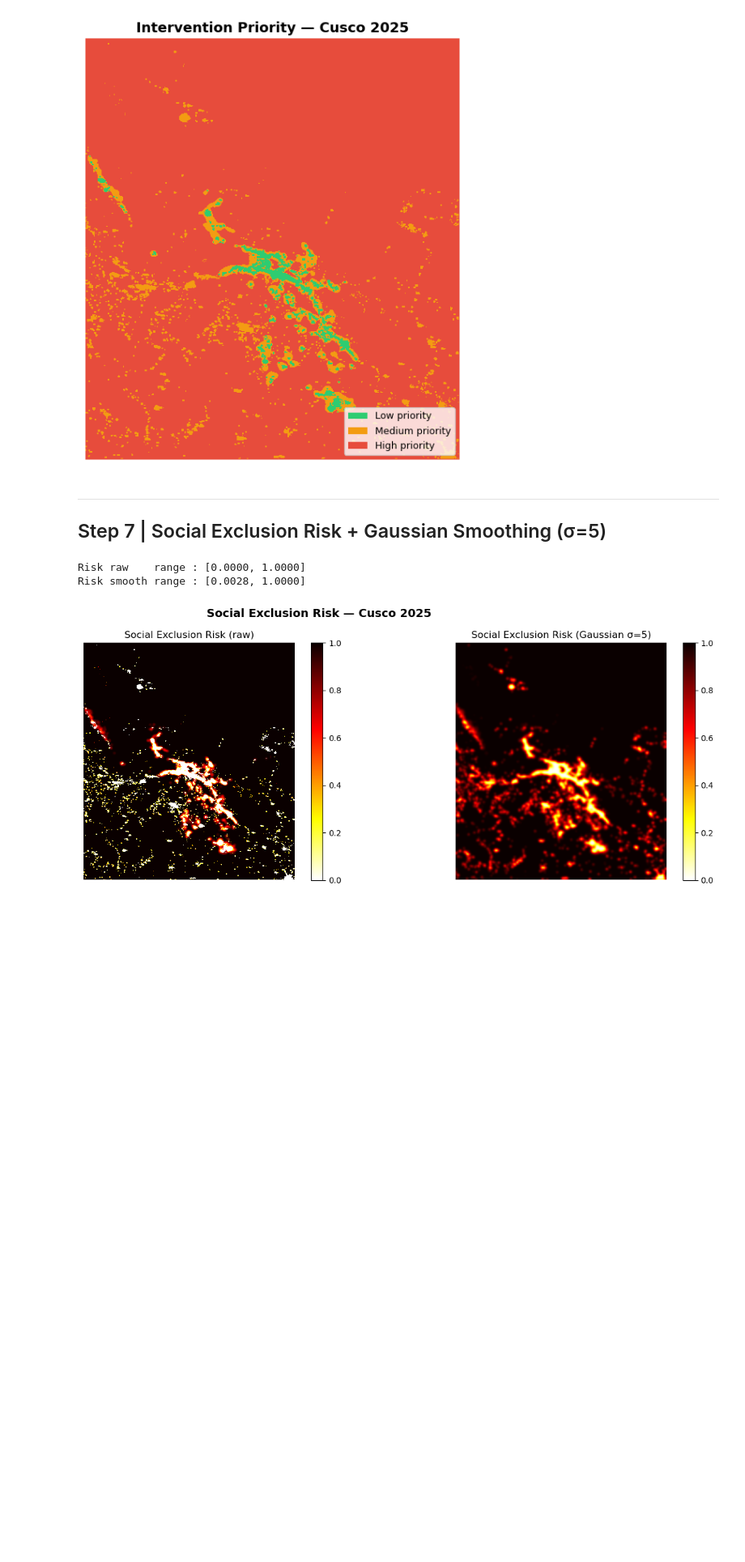
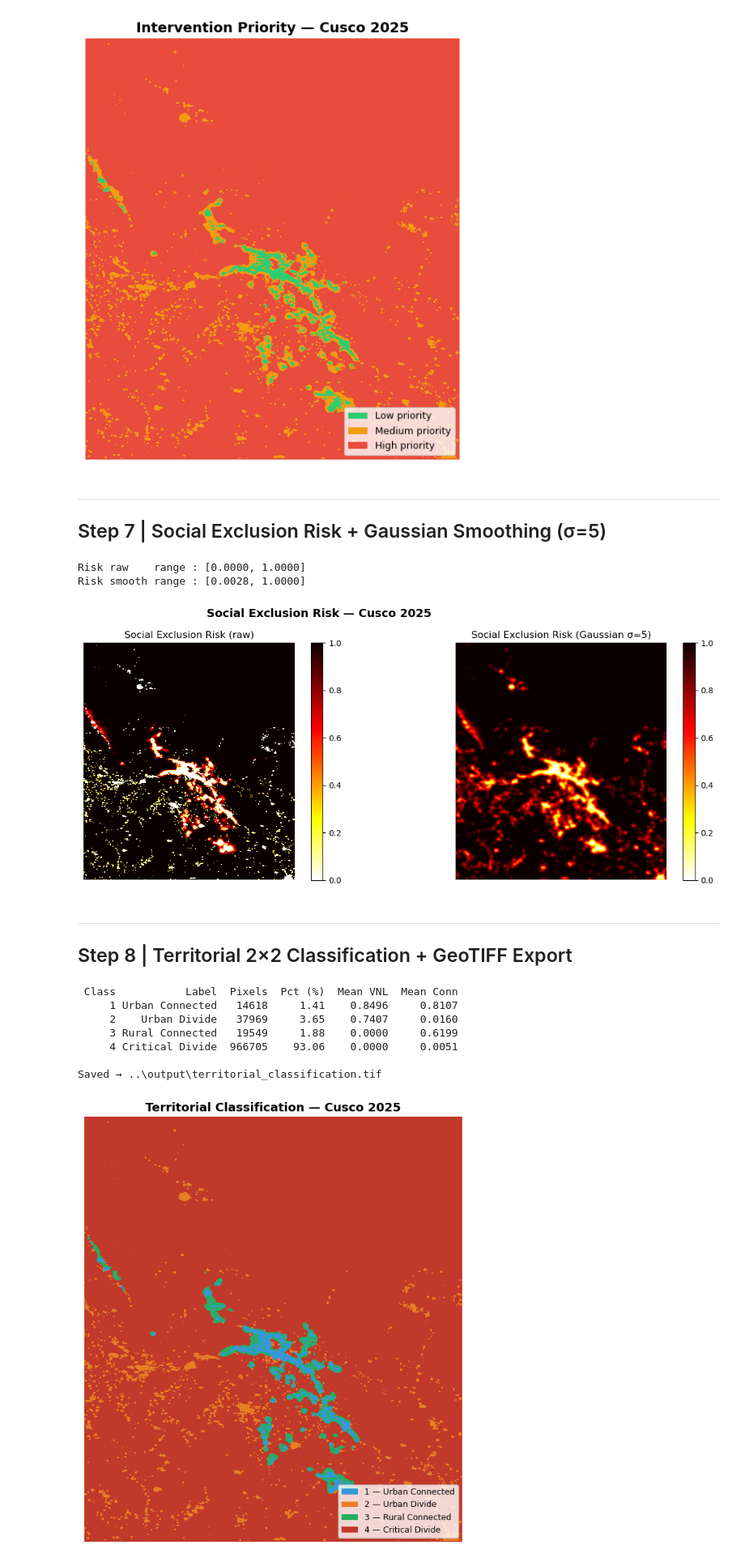
Before and after one commit to JL-VALERO/HW_3, a Jupyter notebook: raster-digital-divide/output/digital_divide_cusco.ipynb, the cells around one changed output. Shown at 81% size. Cells and saved outputs as stored; diff of their text form; code cells hidden in the pictures; blank space fills up the shorter version.

Commit message:
Step 8 — Territorial Classification

```diff
--- a/raster-digital-divide/output/digital_divide_cusco.ipynb
+++ b/raster-digital-divide/output/digital_divide_cusco.ipynb
@@ -293,3 +293,75 @@ plt.show()
 Risk raw    range : [0.0000, 1.0000]
 Risk smooth range : [0.0028, 1.0000]
 [figure]
+# %% [markdown]
+---
+## Step 8 | Territorial 2×2 Classification + GeoTIFF Export
+# %%
+# 2×2 matrix: VNL high/low × Connectivity high/low
+# Class 1 — Urban Connected   : VNL ≥ 0.3 AND conn ≥ 0.3
+# Class 2 — Urban Divide      : VNL ≥ 0.3 AND conn < 0.3
+# Class 3 — Rural Connected   : VNL < 0.3  AND conn ≥ 0.3
+# Class 4 — Critical Divide   : VNL < 0.3  AND conn < 0.3  (max exclusion)
+TH = 0.3
+high_vnl  = vnl_norm  >= TH
+high_conn = conn_norm >= TH
+
+terr_class = np.zeros(vnl_norm.shape, dtype=np.uint8)
+terr_class[ high_vnl &  high_conn] = 1
+terr_class[ high_vnl & ~high_conn] = 2
+terr_class[~high_vnl &  high_conn] = 3
+terr_class[~high_vnl & ~high_conn] = 4
+
+# Statistics DataFrame
+class_labels = {
+    1: 'Urban Connected',
+    2: 'Urban Divide',
+    3: 'Rural Connected',
+    4: 'Critical Divide'
+}
+rows = []
+for cls, name in class_labels.items():
+    mask = terr_class == cls
+    rows.append({
+        'Class': cls,
+        'Label': name,
+        'Pixels': int(mask.sum()),
+        'Pct (%)': round(mask.sum() / terr_class.size * 100, 2),
+        'Mean VNL': round(float(vnl_norm[mask].mean()) if mask.any() else 0, 4),
+        'Mean Conn': round(float(conn_norm[mask].mean()) if mask.any() else 0, 4),
+    })
+df_terr = pd.DataFrame(rows)
+print(df_terr.to_string(index=False))
+
+# Export GeoTIFF
+out_path = OUTPUT_DIR / 'territorial_classification.tif'
+meta = vnl_meta.copy()
+meta.update({'dtype': 'uint8', 'count': 1, 'nodata': 0})
+with rasterio.open(out_path, 'w', **meta) as dst:
+    dst.write(terr_class, 1)
+print(f"\nSaved → {out_path}")
+
+# Map
+cmap_t = mcolors.ListedColormap(['#3498db', '#e67e22', '#27ae60', '#c0392b'])
+fig, ax = plt.subplots(figsize=(9, 7))
+im = ax.imshow(terr_class, cmap=cmap_t, vmin=1, vmax=4, interpolation='nearest')
+legend_elements = [
+    Patch(facecolor='#3498db', label='1 — Urban Connected'),
+    Patch(facecolor='#e67e22', label='2 — Urban Divide'),
+    Patch(facecolor='#27ae60', label='3 — Rural Connected'),
+    Patch(facecolor='#c0392b', label='4 — Critical Divide'),
+]
+ax.legend(handles=legend_elements, loc='lower right', fontsize=9)
+ax.set_title('Territorial Classification — Cusco 2025', fontsize=13, fontweight='bold')
+ax.axis('off')
+plt.tight_layout()
+plt.show()
+# %% [output]
+ Class           Label  Pixels  Pct (%)  Mean VNL  Mean Conn
+     1 Urban Connected   14618     1.41    0.8496     0.8107
+     2    Urban Divide   37969     3.65    0.7407     0.0160
+     3 Rural Connected   19549     1.88    0.0000     0.6199
+     4 Critical Divide  966705    93.06    0.0000     0.0051
+
+Saved → ..\output\territorial_classification.tif
+[figure, added]
```
